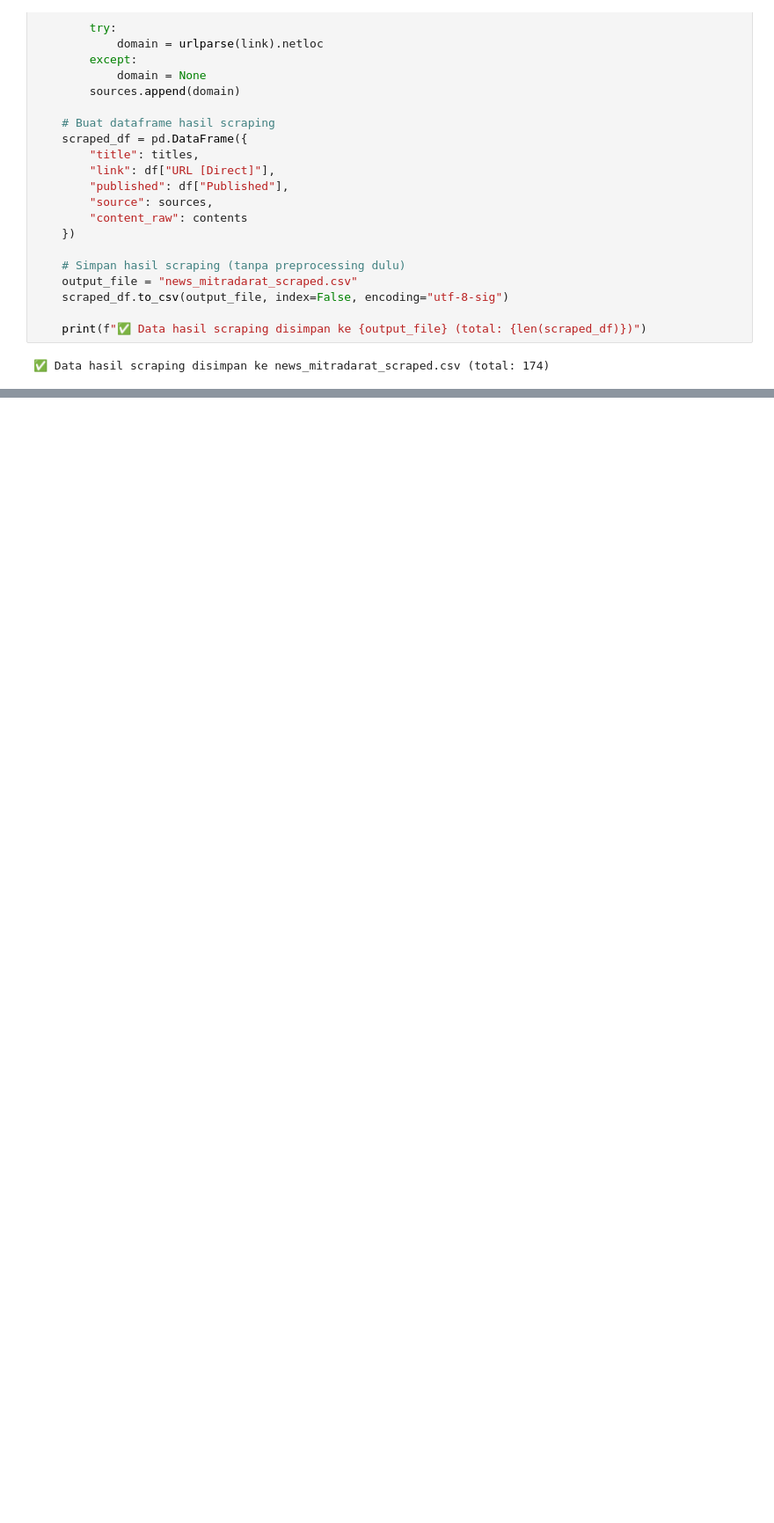
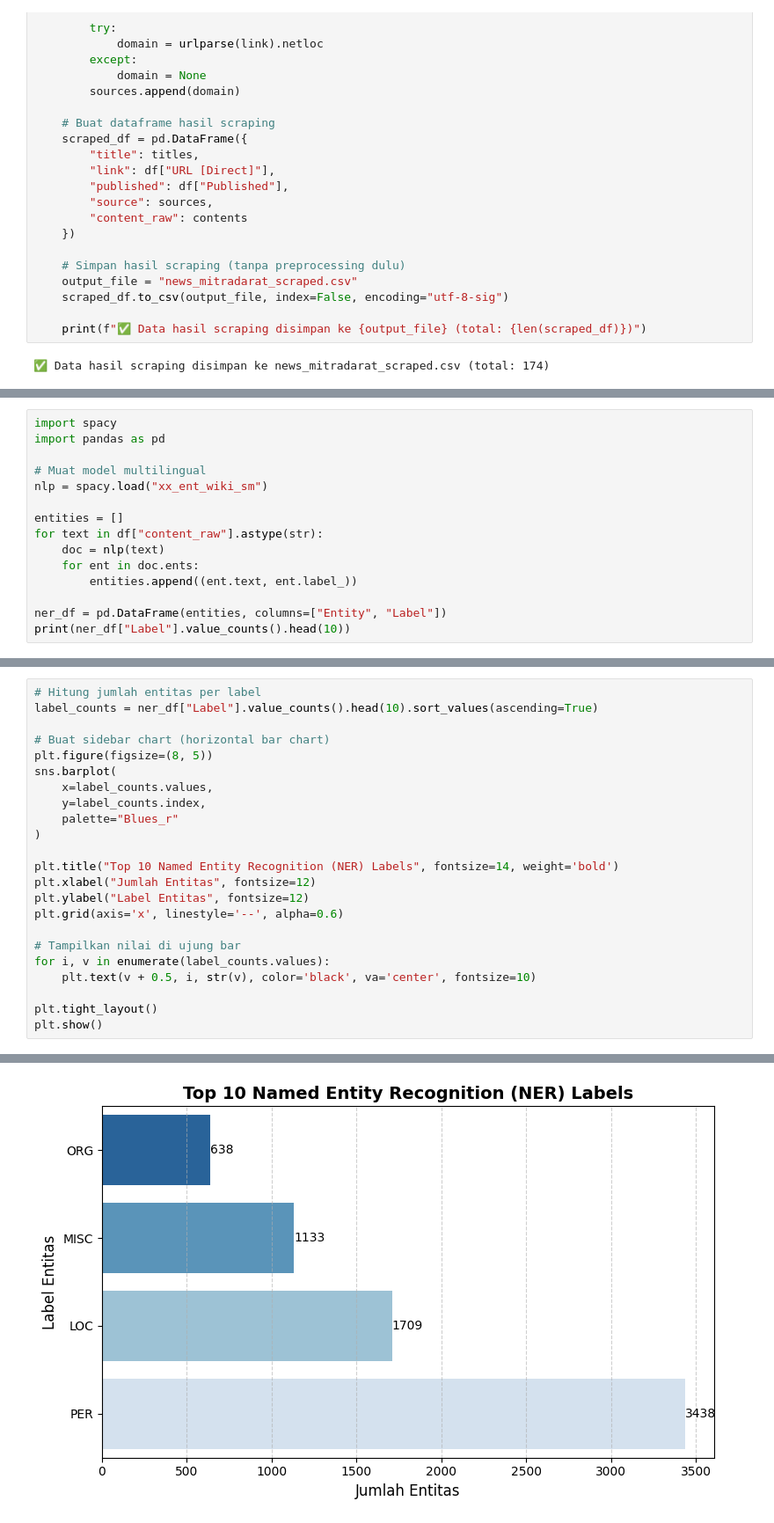
Before and after one commit to Viggofudail/Project-A-Kelompok-3-PBA-GASAL-2025-2026, a Jupyter notebook: PBA_MitraDarat.ipynb, the cells around one changed output, grey strips where cells are left out. Shown at 88% size. Saved outputs shown, nothing was run; the diff lists cells and outputs as text; blank space fills up the shorter version.

```diff
--- a/PBA_MitraDarat.ipynb
+++ b/PBA_MitraDarat.ipynb
@@ -212,0 +544,15 @@ df["content_clean"]
+# %%
+import spacy
+import pandas as pd
+
+# Muat model multilingual
+nlp = spacy.load("xx_ent_wiki_sm")
+
+entities = []
+for text in df["content_raw"].astype(str):
+    doc = nlp(text)
+    for ent in doc.ents:
+        entities.append((ent.text, ent.label_))
+
+ner_df = pd.DataFrame(entities, columns=["Entity", "Label"])
+print(ner_df["Label"].value_counts().head(10))
@@ -212,0 +568,24 @@ df["content_clean"]
+# %%
+# Hitung jumlah entitas per label
+label_counts = ner_df["Label"].value_counts().head(10).sort_values(ascending=True)
+
+# Buat sidebar chart (horizontal bar chart)
+plt.figure(figsize=(8, 5))
+sns.barplot(
+    x=label_counts.values,
+    y=label_counts.index,
+    palette="Blues_r"
+)
+
+plt.title("Top 10 Named Entity Recognition (NER) Labels", fontsize=14, weight='bold')
+plt.xlabel("Jumlah Entitas", fontsize=12)
+plt.ylabel("Label Entitas", fontsize=12)
+plt.grid(axis='x', linestyle='--', alpha=0.6)
+
+# Tampilkan nilai di ujung bar
+for i, v in enumerate(label_counts.values):
+    plt.text(v + 0.5, i, str(v), color='black', va='center', fontsize=10)
+
+plt.tight_layout()
+plt.show()
+# %% [output]
@@ -212,0 +595 @@ df["content_clean"]
+[figure, added]
```
Also changed, not shown: parts of 41 cells of this notebook.
